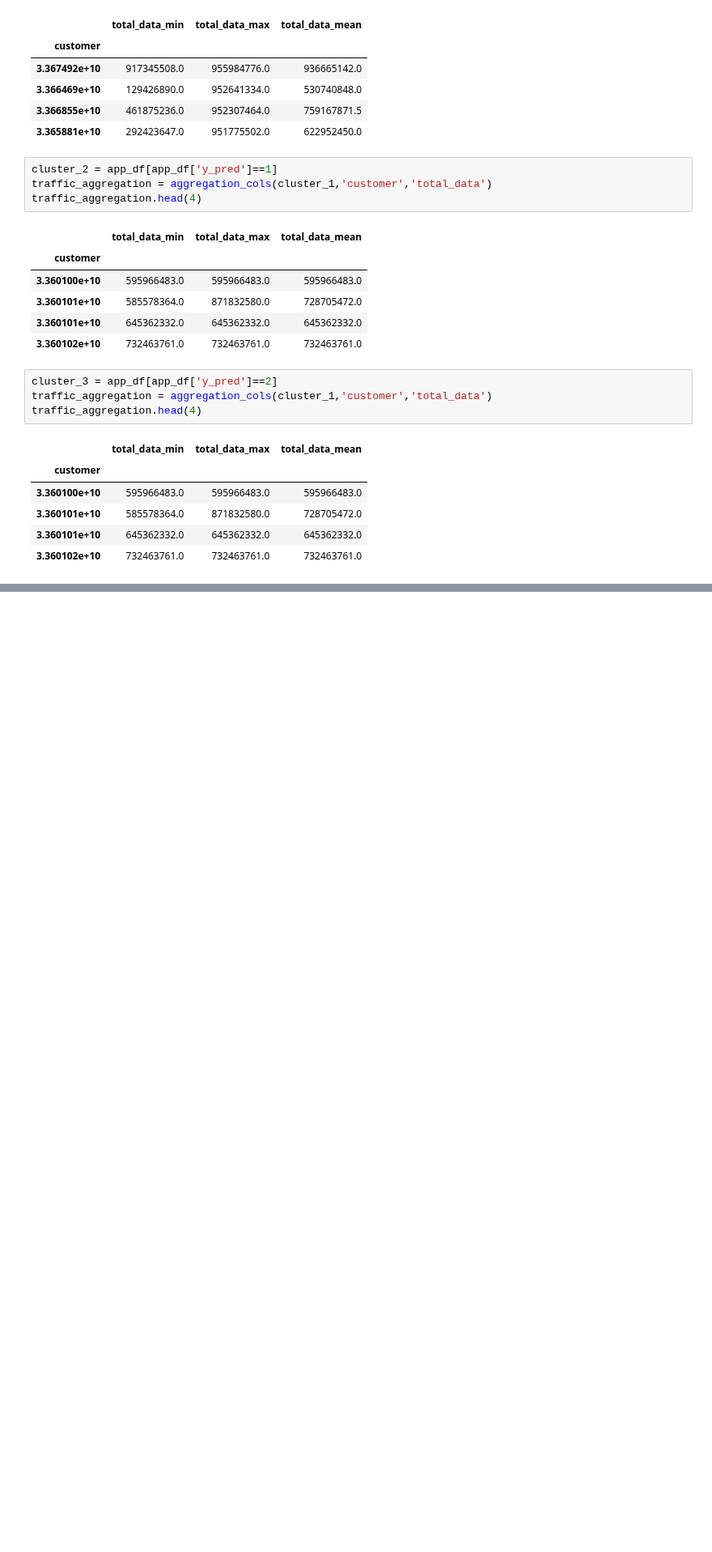
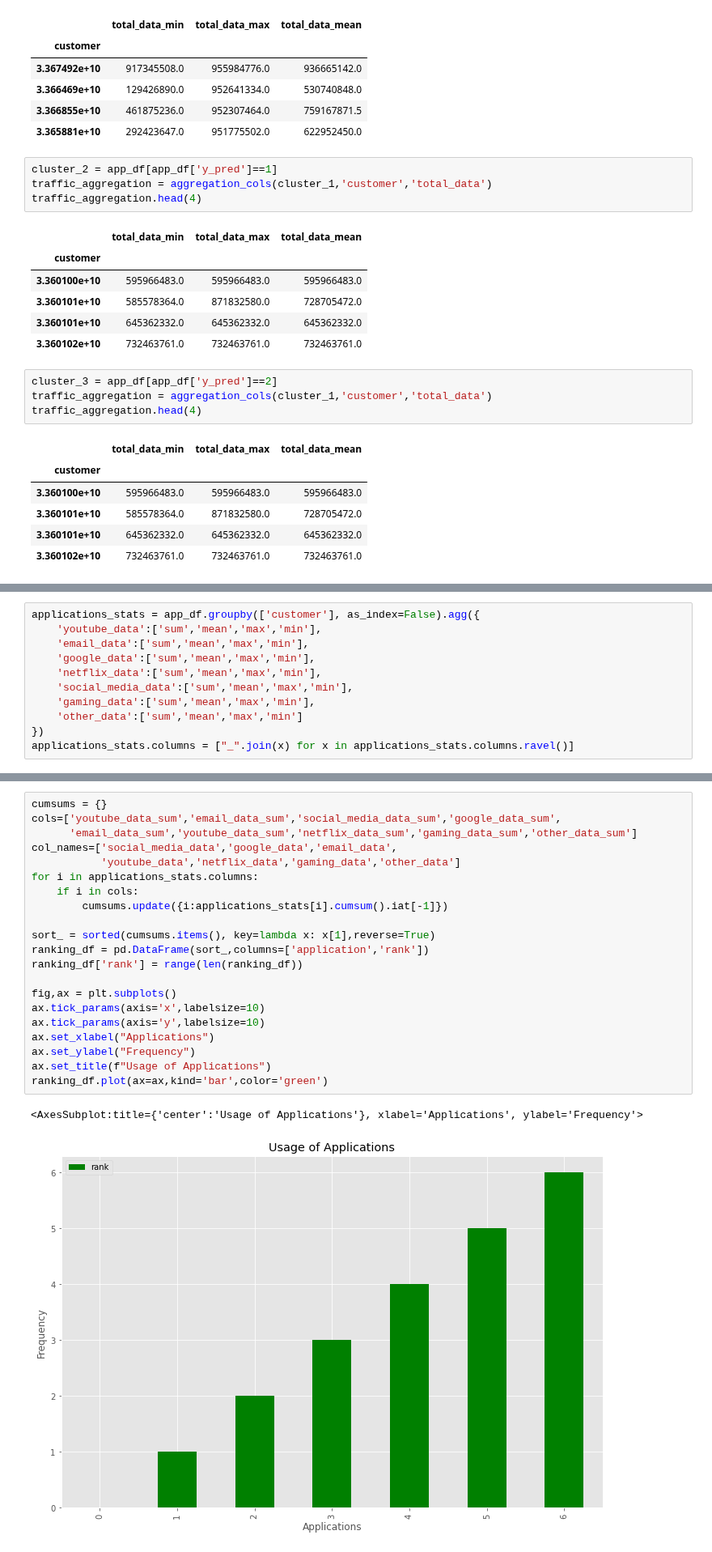
Before and after one commit to tutorialcreation/TelComChallenge, a Jupyter notebook: notebooks/Modelling.ipynb, the cells around one changed output, grey strips where cells are left out. Shown at 81% size. Drawn from its saved outputs; the diff is of its cells as text; blank space fills up the shorter version.

Commit message:
found most used applications per customer

```diff
--- a/notebooks/Modelling.ipynb
+++ b/notebooks/Modelling.ipynb
@@ -348,0 +301,11 @@ top_x_column()
+# %%
+applications_stats = app_df.groupby(['customer'], as_index=False).agg({
+    'youtube_data':['sum','mean','max','min'],
+    'email_data':['sum','mean','max','min'],
+    'google_data':['sum','mean','max','min'],
+    'netflix_data':['sum','mean','max','min'],
+    'social_media_data':['sum','mean','max','min'],
+    'gaming_data':['sum','mean','max','min'],
+    'other_data':['sum','mean','max','min']
+})
+applications_stats.columns = ["_".join(x) for x in applications_stats.columns.ravel()]
@@ -348,0 +373,24 @@ top_x_column()
+# %%
+cumsums = {}
+cols=['youtube_data_sum','email_data_sum','social_media_data_sum','google_data_sum',
+      'email_data_sum','youtube_data_sum','netflix_data_sum','gaming_data_sum','other_data_sum']
+col_names=['social_media_data','google_data','email_data',
+           'youtube_data','netflix_data','gaming_data','other_data']
+for i in applications_stats.columns:
+    if i in cols:
+        cumsums.update({i:applications_stats[i].cumsum().iat[-1]})
+
+sort_ = sorted(cumsums.items(), key=lambda x: x[1],reverse=True)
+ranking_df = pd.DataFrame(sort_,columns=['application','rank'])
+ranking_df['rank'] = range(len(ranking_df))
+
+fig,ax = plt.subplots()
+ax.tick_params(axis='x',labelsize=10)
+ax.tick_params(axis='y',labelsize=10)
+ax.set_xlabel("Applications")
+ax.set_ylabel("Frequency")
+ax.set_title(f"Usage of Applications")
+ranking_df.plot(ax=ax,kind='bar',color='green')
+# %% [output]
+<AxesSubplot:title={'center':'Usage of Applications'}, xlabel='Applications', ylabel='Frequency'>
+[figure, added]
```
Also changed, not shown: parts of 30 cells of this notebook.
